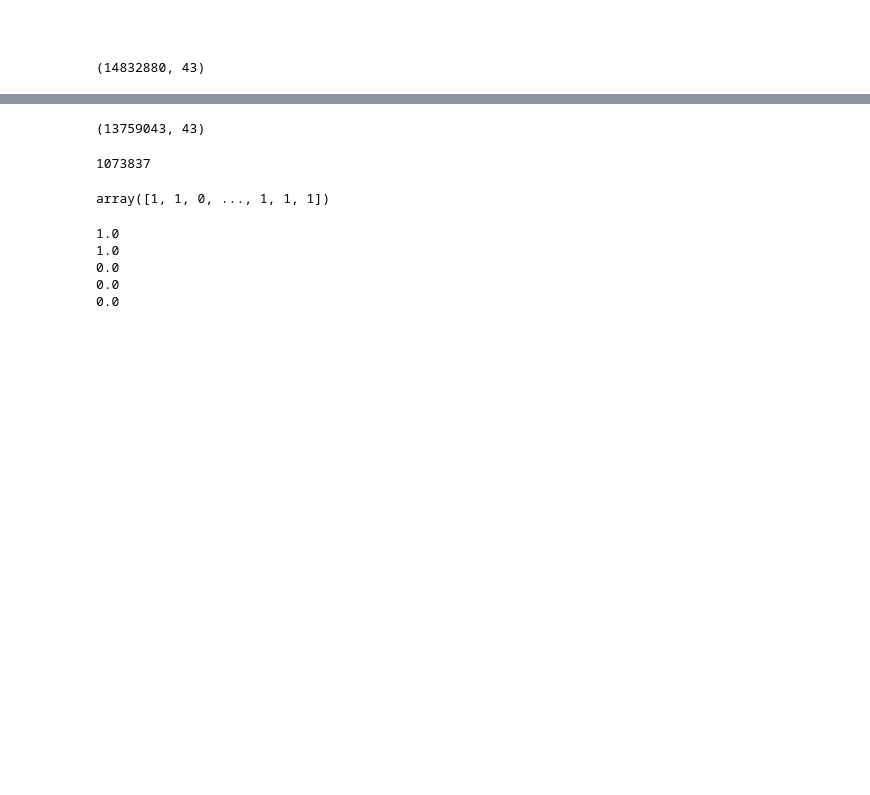
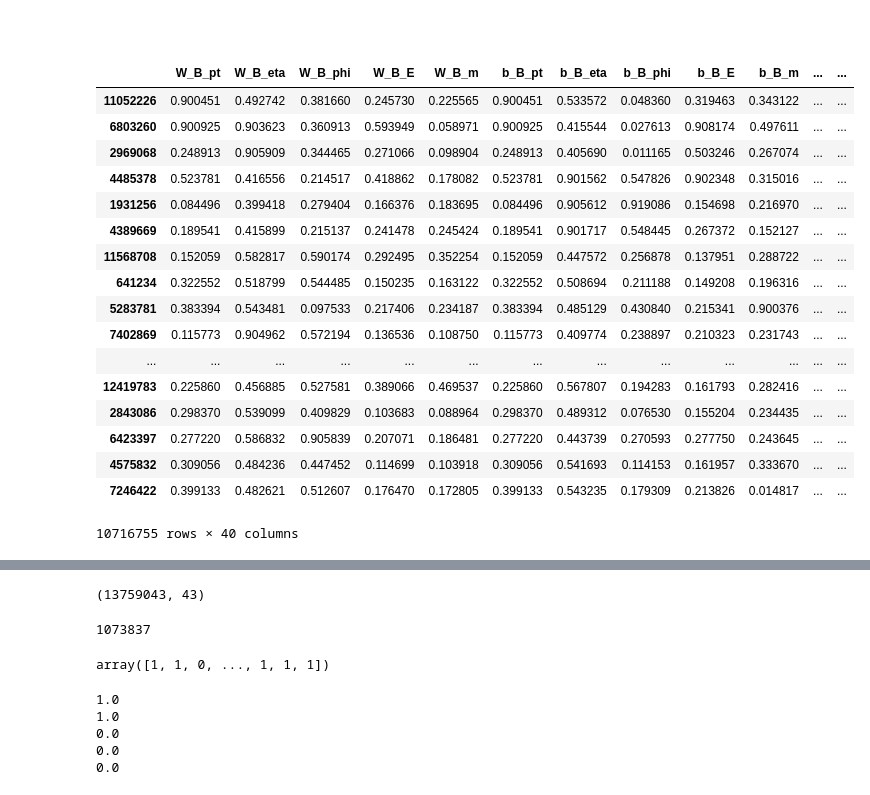
Before and after one commit to rahuldesai1/top-reco, a Jupyter notebook: Data.ipynb, the cells around one changed output, grey strips where cells are left out. Saved outputs shown, nothing was run; the diff lists cells and outputs as text; code cells hidden in the pictures; blank space fills up the shorter version.

```diff
--- a/Data.ipynb
+++ b/Data.ipynb
@@ -28,7 +46,3 @@ df2 = pd.read_csv('~/projects/top-reco-tests/samples/norm_results_0.2.csv', deli
 ##
 # %%
 df = df.drop("weight", axis=1)
-# %%
-df2.shape
-# %% [output]
-(14832880, 43)
@@ -34,0 +57,21 @@ df2.shape
+# %%
+X_train
+# %% [output]
+|  | W_B_pt | W_B_eta | W_B_phi | W_B_E | W_B_m | b_B_pt | b_B_eta | b_B_phi | b_B_E | b_B_m | ... | ... |
+| 11052226 | 0.900451 | 0.492742 | 0.381660 | 0.245730 | 0.225565 | 0.900451 | 0.533572 | 0.048360 | 0.319463 | 0.343122 | ... | ... |
+| 6803260 | 0.900925 | 0.903623 | 0.360913 | 0.593949 | 0.058971 | 0.900925 | 0.415544 | 0.027613 | 0.908174 | 0.497611 | ... | ... |
+| 2969068 | 0.248913 | 0.905909 | 0.344465 | 0.271066 | 0.098904 | 0.248913 | 0.405690 | 0.011165 | 0.503246 | 0.267074 | ... | ... |
+| 4485378 | 0.523781 | 0.416556 | 0.214517 | 0.418862 | 0.178082 | 0.523781 | 0.901562 | 0.547826 | 0.902348 | 0.315016 | ... | ... |
+| 1931256 | 0.084496 | 0.399418 | 0.279404 | 0.166376 | 0.183695 | 0.084496 | 0.905612 | 0.919086 | 0.154698 | 0.216970 | ... | ... |
+| 4389669 | 0.189541 | 0.415899 | 0.215137 | 0.241478 | 0.245424 | 0.189541 | 0.901717 | 0.548445 | 0.267372 | 0.152127 | ... | ... |
+| 11568708 | 0.152059 | 0.582817 | 0.590174 | 0.292495 | 0.352254 | 0.152059 | 0.447572 | 0.256878 | 0.137951 | 0.288722 | ... | ... |
+| 641234 | 0.322552 | 0.518799 | 0.544485 | 0.150235 | 0.163122 | 0.322552 | 0.508694 | 0.211188 | 0.149208 | 0.196316 | ... | ... |
+| 5283781 | 0.383394 | 0.543481 | 0.097533 | 0.217406 | 0.234187 | 0.383394 | 0.485129 | 0.430840 | 0.215341 | 0.900376 | ... | ... |
+| 7402869 | 0.115773 | 0.904962 | 0.572194 | 0.136536 | 0.108750 | 0.115773 | 0.409774 | 0.238897 | 0.210323 | 0.231743 | ... | ... |
+| ... | ... | ... | ... | ... | ... | ... | ... | ... | ... | ... | ... | ... |
+| 12419783 | 0.225860 | 0.456885 | 0.527581 | 0.389066 | 0.469537 | 0.225860 | 0.567807 | 0.194283 | 0.161793 | 0.282416 | ... | ... |
+| 2843086 | 0.298370 | 0.539099 | 0.409829 | 0.103683 | 0.088964 | 0.298370 | 0.489312 | 0.076530 | 0.155204 | 0.234435 | ... | ... |
+| 6423397 | 0.277220 | 0.586832 | 0.905839 | 0.207071 | 0.186481 | 0.277220 | 0.443739 | 0.270593 | 0.277750 | 0.243645 | ... | ... |
+| 4575832 | 0.309056 | 0.484236 | 0.447452 | 0.114699 | 0.103918 | 0.309056 | 0.541693 | 0.114153 | 0.161957 | 0.333670 | ... | ... |
+| 7246422 | 0.399133 | 0.482621 | 0.512607 | 0.176470 | 0.172805 | 0.399133 | 0.543235 | 0.179309 | 0.213826 | 0.014817 | ... | ... |
+10716755 rows × 40 columns
```
Also changed, not shown: parts of 13 cells of this notebook, 5 other files.
